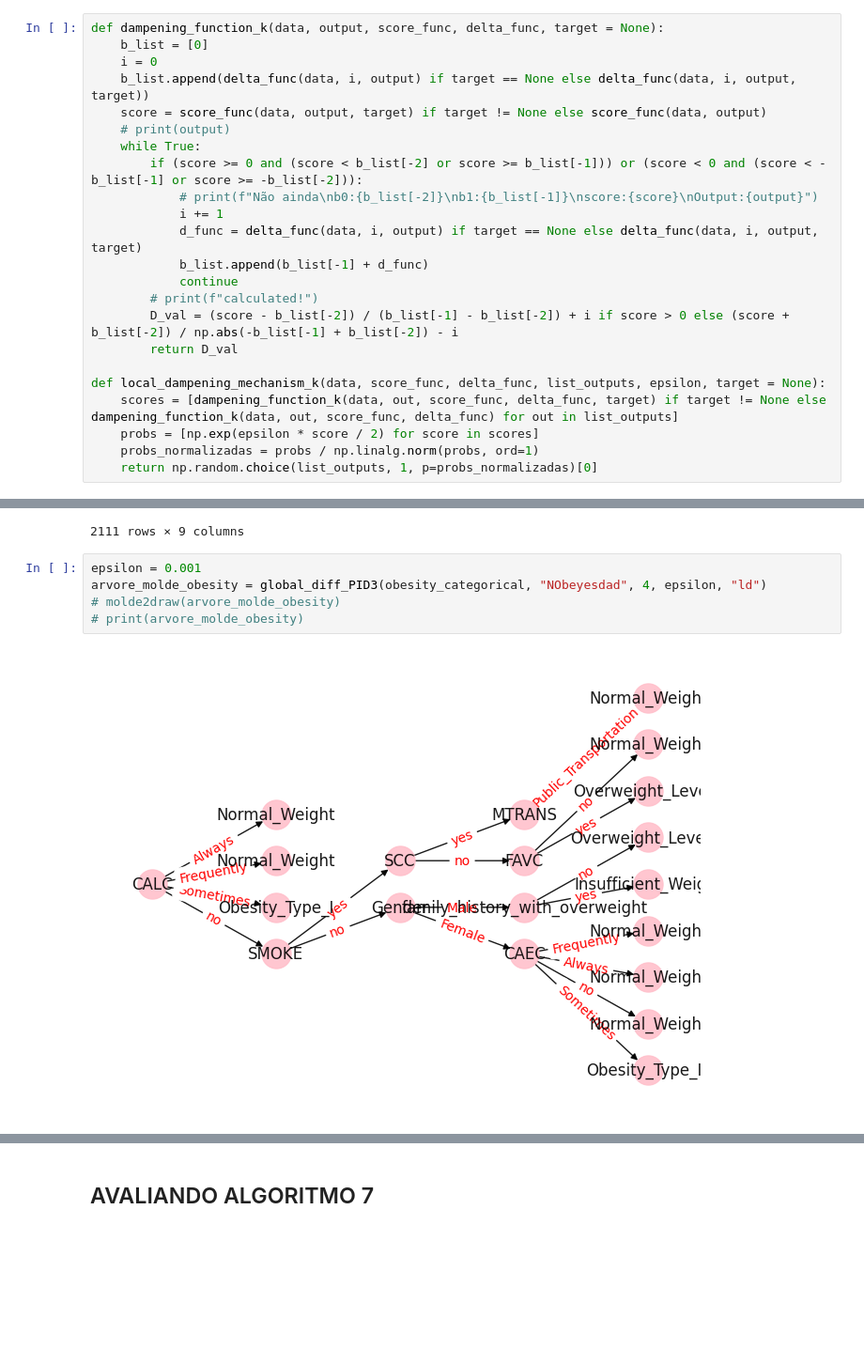
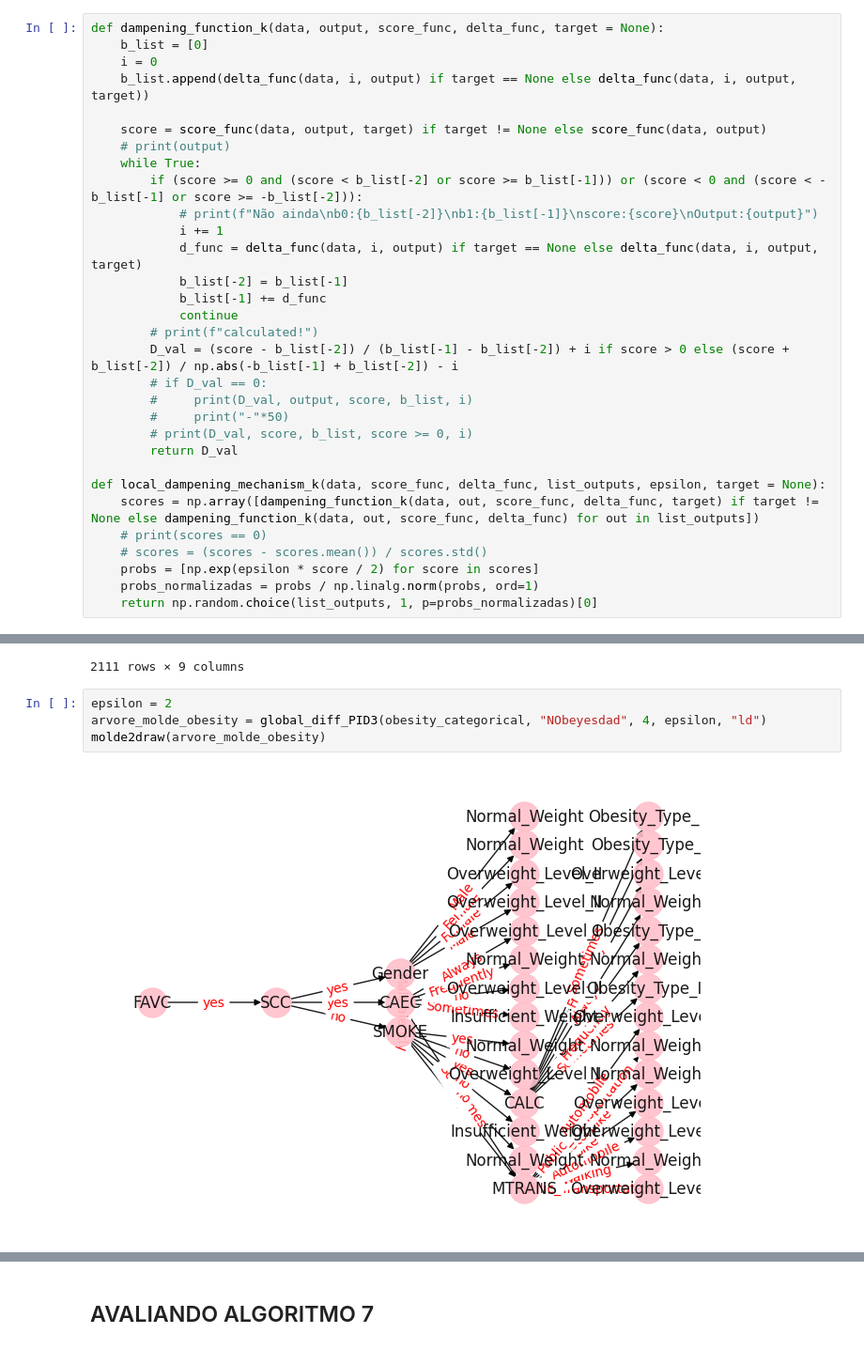
Before and after one commit to kalebemaiaa/localDampening, a Jupyter notebook: ID3_algoritmo.ipynb, the cells around one changed output, grey strips where cells are left out. Shown at 94% size. Drawn from its saved outputs; the diff is of its cells as text; blank space fills up the shorter version.

Commit message:
Plots done, falta verificar epsilon max

```diff
--- a/ID3_algoritmo.ipynb
+++ b/ID3_algoritmo.ipynb
@@ -84,6 +125,7 @@ def dampening_function_k(data, output, score_func, delta_func, target = None):
     b_list = [0]
     i = 0
     b_list.append(delta_func(data, i, output) if target == None else delta_func(data, i, output, target))
+
     score = score_func(data, output, target) if target != None else score_func(data, output)
     # print(output)
     while True:
@@ -91,14 +133,21 @@ def dampening_function_k(data, output, score_func, delta_func, target = None):
             # print(f"Não ainda\nb0:{b_list[-2]}\nb1:{b_list[-1]}\nscore:{score}\nOutput:{output}")
             i += 1
             d_func = delta_func(data, i, output) if target == None else delta_func(data, i, output, target)
-            b_list.append(b_list[-1] + d_func)
+            b_list[-2] = b_list[-1]
+            b_list[-1] += d_func
             continue
         # print(f"calculated!")
         D_val = (score - b_list[-2]) / (b_list[-1] - b_list[-2]) + i if score > 0 else (score + b_list[-2]) / np.abs(-b_list[-1] + b_list[-2]) - i
+        # if D_val == 0:
+        #     print(D_val, output, score, b_list, i)
+        #     print("-"*50)
+        # print(D_val, score, b_list, score >= 0, i)
         return D_val
 
 def local_dampening_mechanism_k(data, score_func, delta_func, list_outputs, epsilon, target = None):
-    scores = [dampening_function_k(data, out, score_func, delta_func, target) if target != None else dampening_function_k(data, out, score_func, delta_func) for out in list_outputs]
+    scores = np.array([dampening_function_k(data, out, score_func, delta_func, target) if target != None else dampening_function_k(data, out, score_func, delta_func) for out in list_outputs])
+    # print(scores == 0)
+    # scores = (scores - scores.mean()) / scores.std()
     probs = [np.exp(epsilon * score / 2) for score in scores]
     probs_normalizadas = probs / np.linalg.norm(probs, ord=1)
     return np.random.choice(list_outputs, 1, p=probs_normalizadas)[0]
@@ -475,9 +542,8 @@ obesity_categorical
 | 2110 | Female | Sometimes | yes | no | no | yes | Sometimes | Public_Transportation | Obesity_Type_III |
 2111 rows × 9 columns
 # %%
-epsilon = 0.001
+epsilon = 2
 arvore_molde_obesity = global_diff_PID3(obesity_categorical, "NObeyesdad", 4, epsilon, "ld")
-# molde2draw(arvore_molde_obesity)
-# print(arvore_molde_obesity)
+molde2draw(arvore_molde_obesity)
 # %% [output]
-[figure, old version]
+[figure, new version]
```
Also changed, not shown: parts of 41 cells of this notebook, 4 other files.
